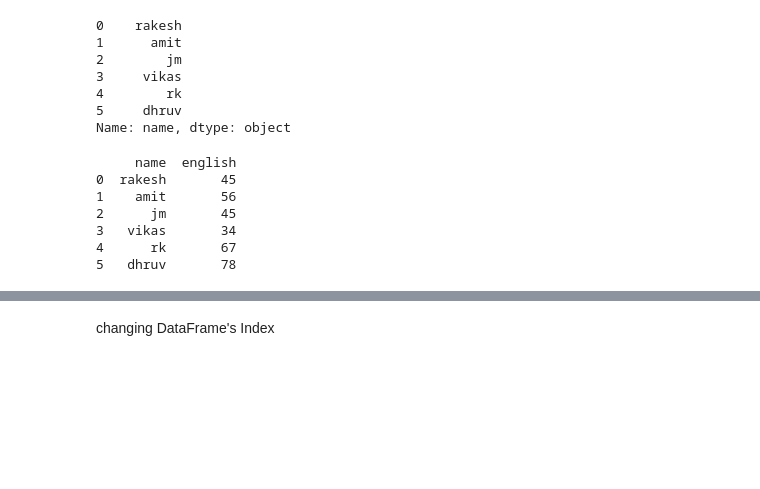
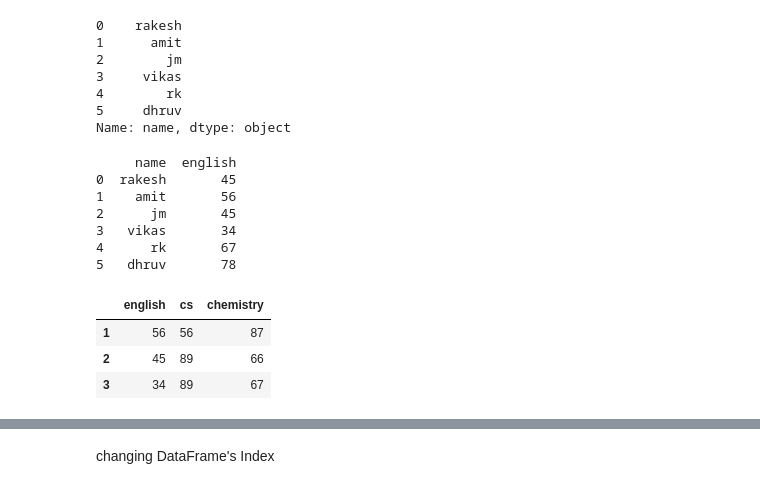
Before and after one commit to linrakesh/Notes, a Jupyter notebook: PandasCode/DataFrame_Accessing_slicing.ipynb, the cells around one changed output, grey strips where cells are left out. Cells and saved outputs as stored; diff of their text form; code cells hidden in the pictures; blank space fills up the shorter version.

```diff
--- a/PandasCode/DataFrame_Accessing_slicing.ipynb
+++ b/PandasCode/DataFrame_Accessing_slicing.ipynb
@@ -2,5 +2,5 @@
 Accessing DataFrame using Index and slicing
 # %%
 import pandas as pd
-df = pd.read_csv('/home/lab/Desktop/Notes/PandasCode/student.csv')
-df
+df = pd.read_csv('c:/users/rakesh/desktop/Notes/pandascode/student.csv')
+print(df)
@@ -52,5 +36,14 @@ print(df[['name','english']])  # only list of column name is allowed
 3   vikas       34
 4      rk       67
 5   dhruv       78
+# %%
+df.iloc[1:4,[1,3,5]]   # iloc() is used to fetch rows or columns using their index values
+                       # rows are defined in the form of slicing but columns are defined in the form
+                       # list of index numbers
+# %% [output]
+|  | english | cs | chemistry |
+| 1 | 56 | 56 | 87 |
+| 2 | 45 | 89 | 66 |
+| 3 | 34 | 89 | 67 |
 # %%
 df
```
Also changed, not shown: parts of 14 cells of this notebook, 6 other files.
